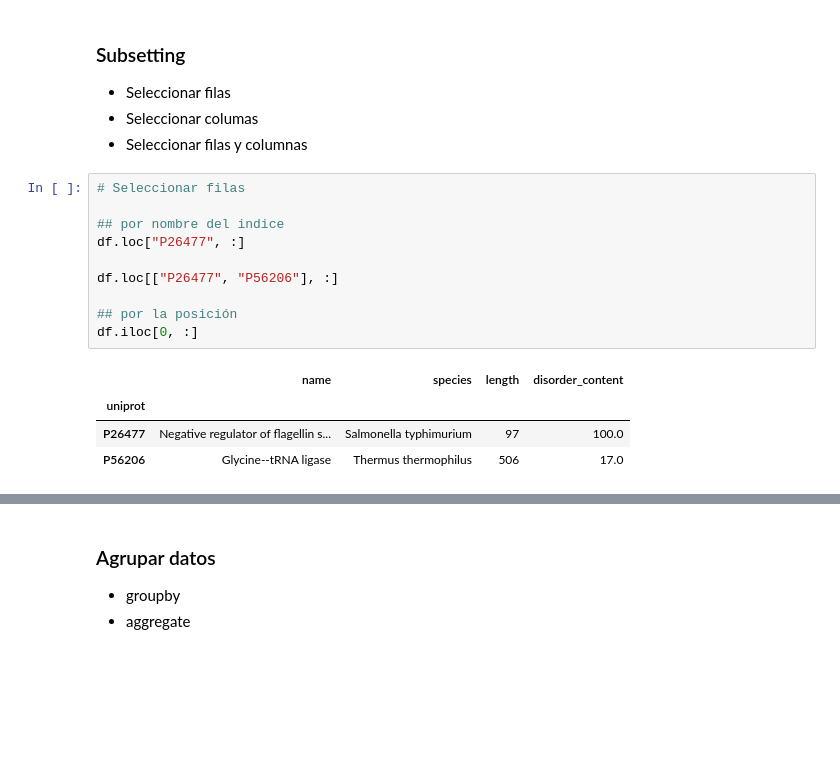
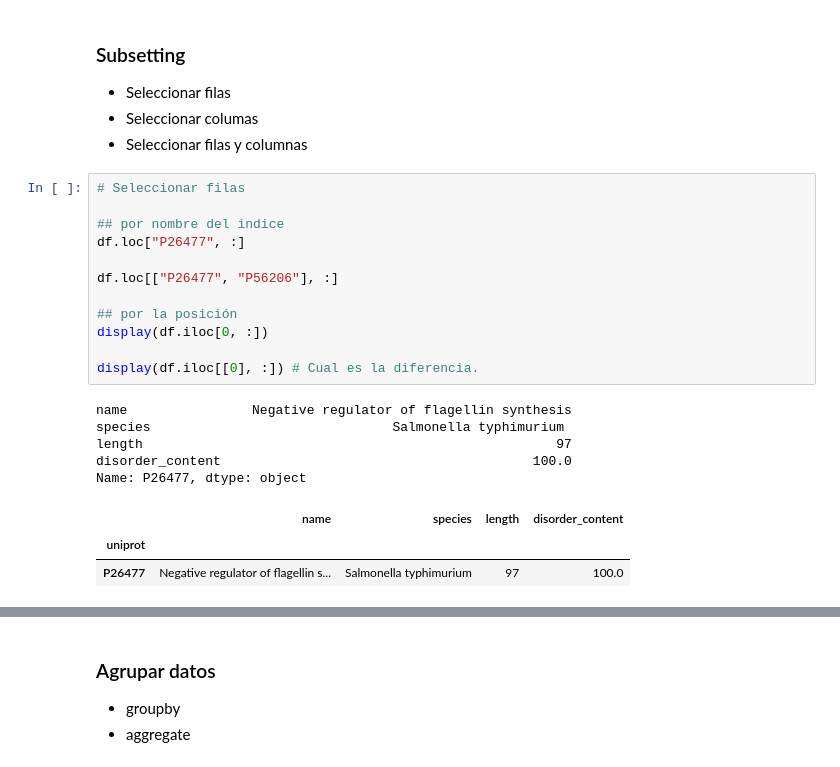
Before and after one commit to javieriserte/qualitative-data-course, a Jupyter notebook: classes/C01.Intro.Python.ipynb, the cells around one changed output, grey strips where cells are left out. Drawn from its saved outputs; the diff is of its cells as text; blank space fills up the shorter version.

```diff
--- a/classes/C01.Intro.Python.ipynb
+++ b/classes/C01.Intro.Python.ipynb
@@ -1169,18 +1168,24 @@ df
 # %%
 # Seleccionar filas
 
 ## por nombre del indice
 df.loc["P26477", :]
 
 df.loc[["P26477", "P56206"], :]
 
 ## por la posición
-df.iloc[0, :]
+display(df.iloc[0, :])
+
+display(df.iloc[[0], :]) # Cual es la diferencia.
 # %% [output]
+name                Negative regulator of flagellin synthesis
+species                               Salmonella typhimurium
+length                                                     97
+disorder_content                                        100.0
+Name: P26477, dtype: object
 |  | name | species | length | disorder_content |
 | uniprot |  |  |  |  |
 | P26477 | Negative regulator of flagellin s... | Salmonella typhimurium | 97 | 100.0 |
-| P56206 | Glycine--tRNA ligase | Thermus thermophilus | 506 | 17.0 |
 # %%
 # Seleccionar Columnas
 
```
Also changed, not shown: parts of 25 cells of this notebook.
